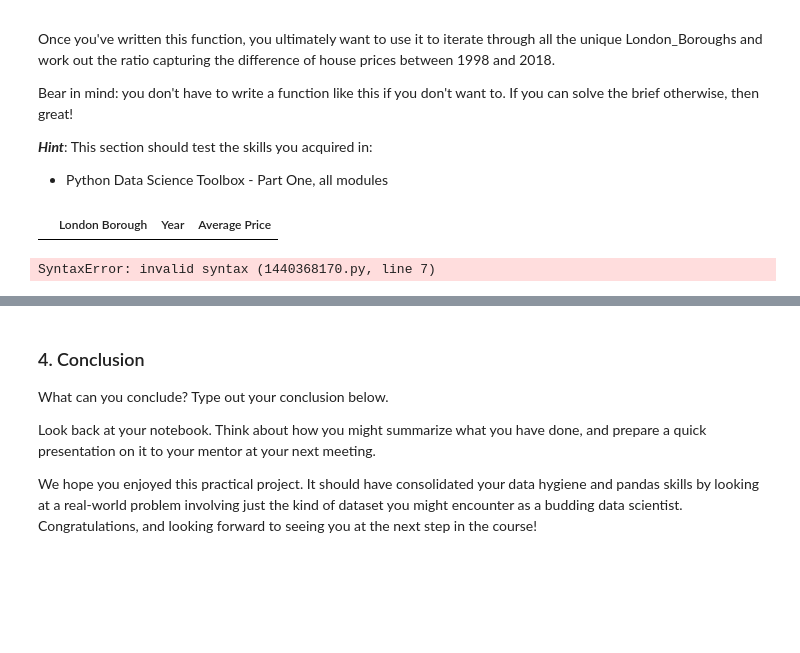
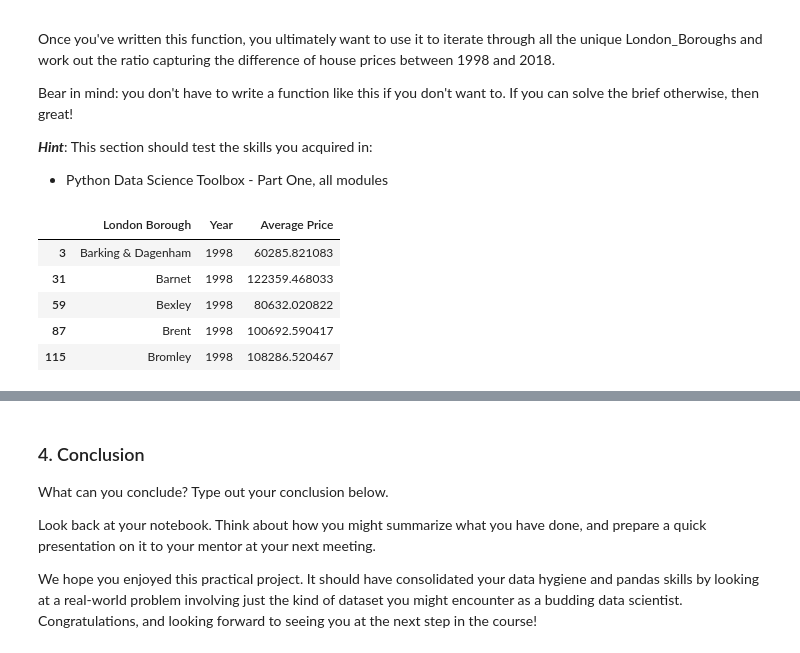
Before and after one commit to GwenToves/SpringBoard, a Jupyter notebook: Unit 4 Challenge - Tier 3.ipynb, the cells around one changed output, grey strips where cells are left out. Saved outputs shown, nothing was run; the diff lists cells and outputs as text; code cells hidden in the pictures; blank space fills up the shorter version.

```diff
--- a/Unit 4 Challenge - Tier 3.ipynb
+++ b/Unit 4 Challenge - Tier 3.ipynb
@@ -516,21 +516,13 @@ Bear in mind: you don't have to write a function like this if you don't want to.
 ***Hint***: This section should test the skills you acquired in:
 - Python Data Science Toolbox - Part One, all modules
 # %%
-start_year = '1998'
-filter_demo = prop_gb.loc[(prop_gb['Year'] == '1998')]
+start_year = 1998
+filter_demo = prop_gb.loc[(prop_gb['Year'] == 1998)]
 filter_demo.head()
 # %% [output]
 |  | London Borough | Year | Average Price |
+| 3 | Barking & Dagenham | 1998 | 60285.821083 |
+| 31 | Barnet | 1998 | 122359.468033 |
+| 59 | Bexley | 1998 | 80632.020822 |
+| 87 | Brent | 1998 | 100692.590417 |
+| 115 | Bromley | 1998 | 108286.520467 |
-# %%
-# slice out 1998 data and 2018 data and then see which has highest % change
-
-def create_price_ratio(df_subset, start_year, end_year):
-    #
-
-    #divide y
-    ratio =
-
-    #return borough name with highest % change
-    return ratio
-# %% [output]
-SyntaxError: invalid syntax (1440368170.py, line 7)
```
Also changed, not shown: parts of 14 cells of this notebook.
